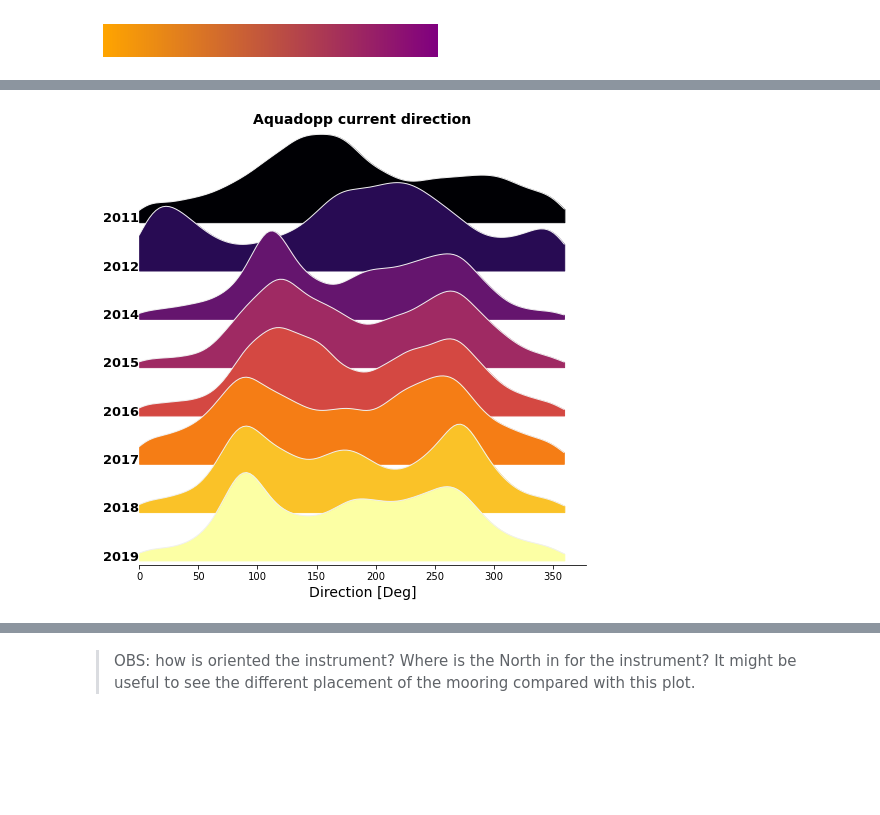
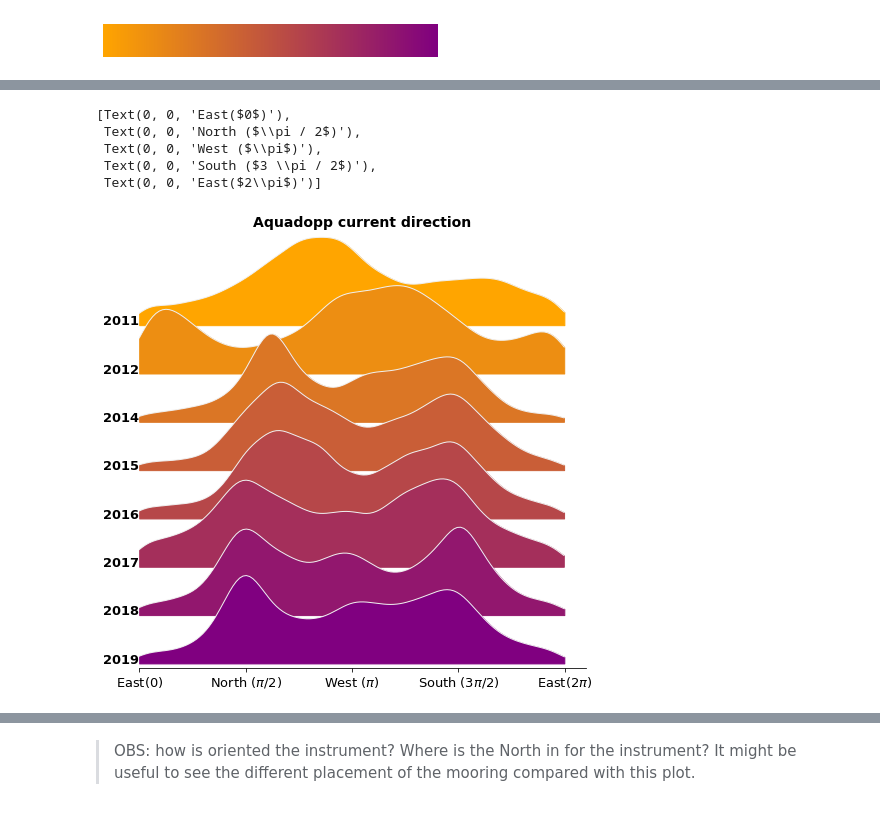
Before and after one commit to cpierard/momar_data_analysis, a Jupyter notebook: 03.Aquadopp_distributions.ipynb, the cells around one changed output, grey strips where cells are left out. Saved outputs shown, nothing was run; the diff lists cells and outputs as text; code cells hidden in the pictures; blank space fills up the shorter version.

Commit message:
aquadopp analysis

```diff
--- a/03.Aquadopp_distributions.ipynb
+++ b/03.Aquadopp_distributions.ipynb
@@ -64,7 +46,18 @@ pr.ridge_plot(direction,
-# %%
-pr.ridge_plot(direction,
-                 xlabel='Direction [Deg]',
-                 title='Aquadopp current direction',
-                 cmap='inferno')
-# %% [output]
-[figure, removed]
+# %%
+#direction[2012] = np.mod(direction[2012]+np.pi/2, np.pi*2)
+
+fig, ax, kde_dict = pr.ridge_plot(direction,
+                 xlabel='Direction [Deg]',
+                 title='Aquadopp current direction',
+                 cmap=Opurple);
+ax[-1].set_xlabel('')
+ax[-1].set_xticks([0, np.pi/2, np.pi, 3*np.pi/2, 2*np.pi])
+ax[-1].set_xticklabels(['East($0$)', 'North ($\pi / 2$)', 'West ($\pi$)', 'South ($3 \pi / 2$)', 'East($2\pi$)'],
+                      fontsize=13)
+# %% [output]
+[Text(0, 0, 'East($0$)'),
+ Text(0, 0, 'North ($\\pi / 2$)'),
+ Text(0, 0, 'West ($\\pi$)'),
+ Text(0, 0, 'South ($3 \\pi / 2$)'),
+ Text(0, 0, 'East($2\\pi$)')]
+[figure, added]
```
Also changed, not shown: parts of 16 cells of this notebook, 11 other files.
